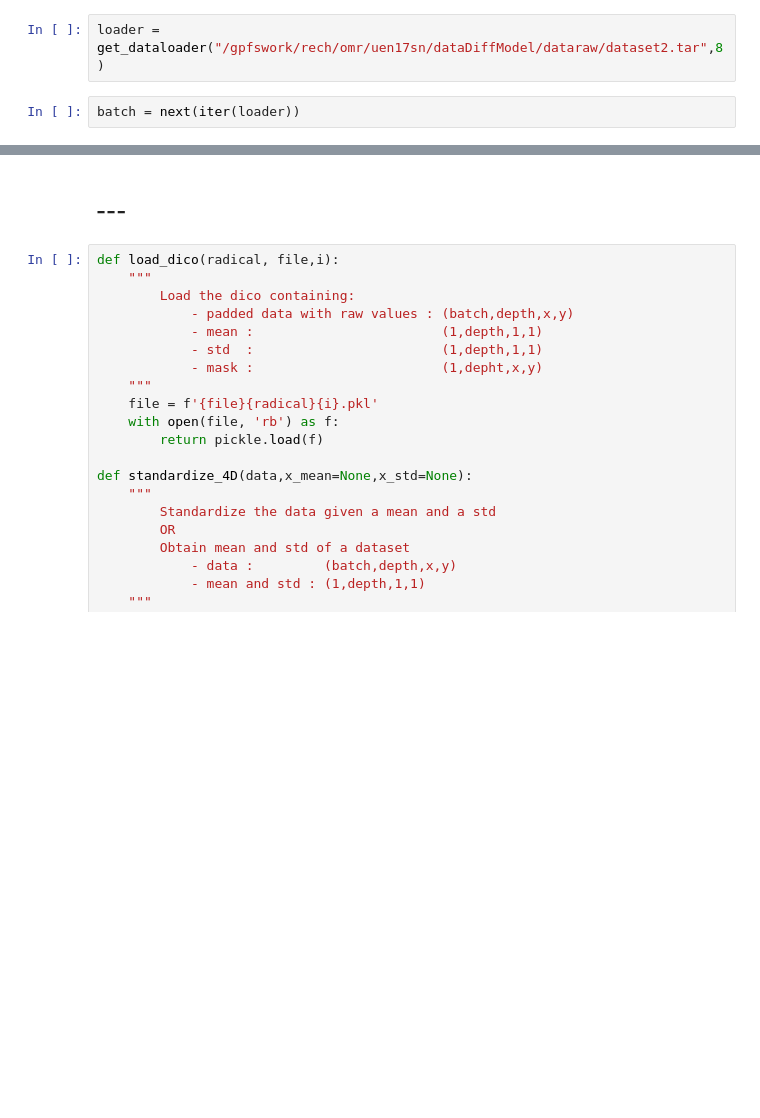
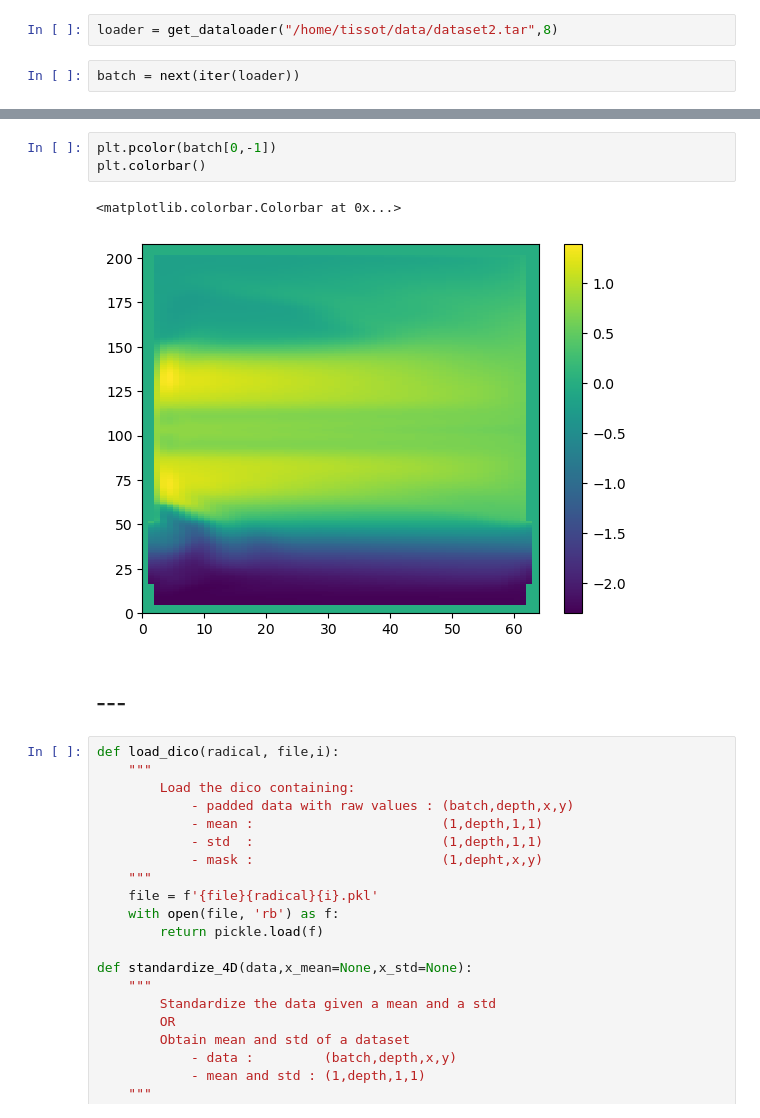
Before and after one commit to Etienne-Meunier/DINO-Fusion, a Jupyter notebook: Diffusion_Model/notebooks/prepare_data.ipynb, the cells around one changed output, grey strips where cells are left out. Cells and saved outputs as stored; diff of their text form; blank space fills up the shorter version.

Commit message:
dataloader changed

```diff
--- a/Diffusion_Model/notebooks/prepare_data.ipynb
+++ b/Diffusion_Model/notebooks/prepare_data.ipynb
@@ -318,5 +322,5 @@ def get_dataloader(tar_file, batch_size=5,num_workers=2,distributed=True) :
 # %%
-loader = get_dataloader("/gpfswork/rech/omr/uen17sn/dataDiffModel/dataraw/dataset2.tar",8)
+loader = get_dataloader("/home/tissot/data/dataset2.tar",8)
 # %%
 batch = next(iter(loader))
 # %%
@@ -326,3 +330,9 @@ torch.Size([8, 71, 199, 62])
+# %%
+plt.pcolor(batch[0,-1])
+plt.colorbar()
+# %% [output]
+<matplotlib.colorbar.Colorbar at 0x...>
+[figure, added]
 # %% [markdown]
 ## ---
 # %%
```
Also changed, not shown: parts of 5 cells of this notebook, 5 other files.
